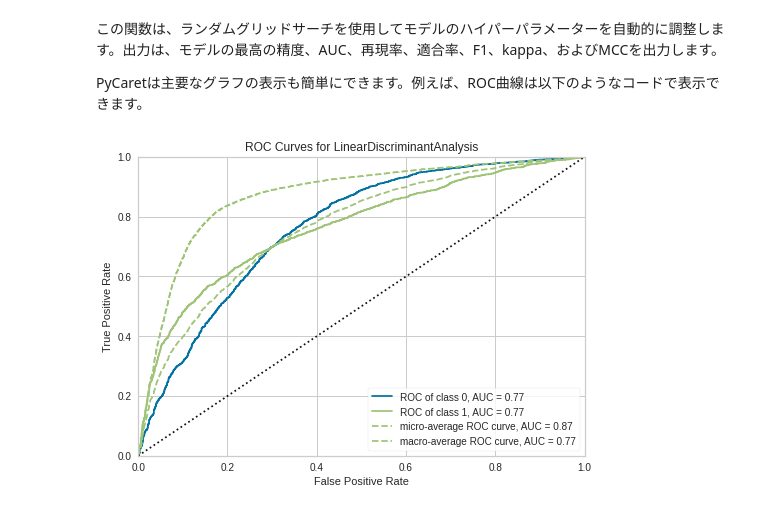
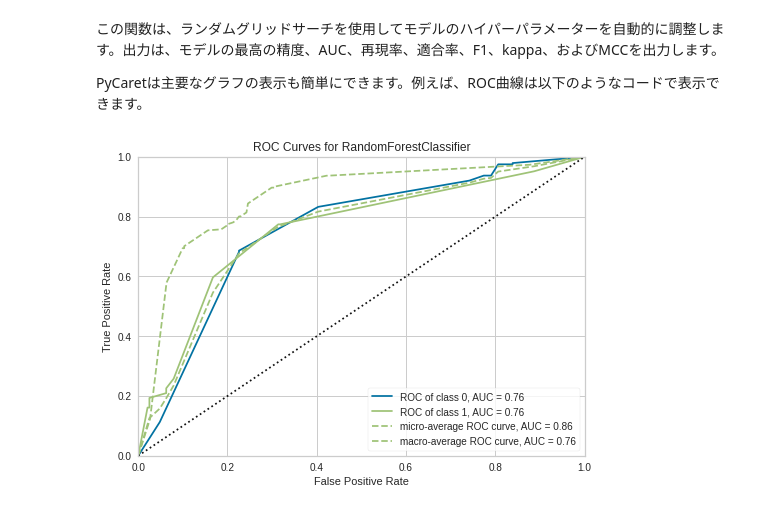
Before and after one commit to Ryo-Tanohata/sig_beginner9, a Jupyter notebook: PyCaret_beginner9.ipynb, the cells around one changed output. Saved outputs shown, nothing was run; the diff lists cells and outputs as text; code cells hidden in the pictures.

```diff
--- a/PyCaret_beginner9.ipynb
+++ b/PyCaret_beginner9.ipynb
@@ -123,0 +182,2 @@ tuned_model = tune_model(best_model)
+# %%
+rf = create_model('rf')
@@ -123,0 +198,2 @@ tuned_model = tune_model(best_model)
+# %%
+tuned_rf = tune_model(rf)
@@ -126,9 +216,9 @@ tuned_model = tune_model(best_model)
 
 PyCaretは主要なグラフの表示も簡単にできます。例えば、ROC曲線は以下のようなコードで表示できます。
 # %%
-plot_model(tuned_model, plot = 'auc')
+plot_model(tuned_rf, plot = 'auc')
 # %% [output]
-[figure, old version]
+[figure, new version]
 # %%
 plot_model(tuned_model, plot = 'pr')
 # %% [output]
```
Also changed, not shown: parts of 20 cells of this notebook.
